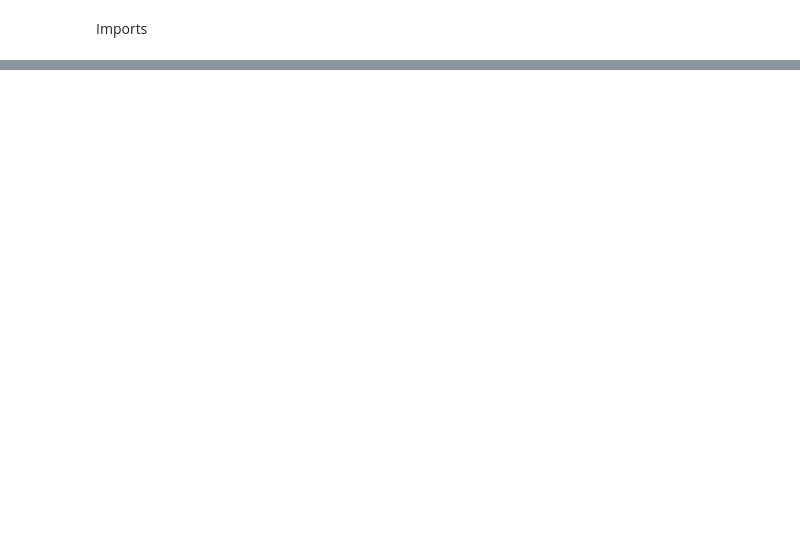
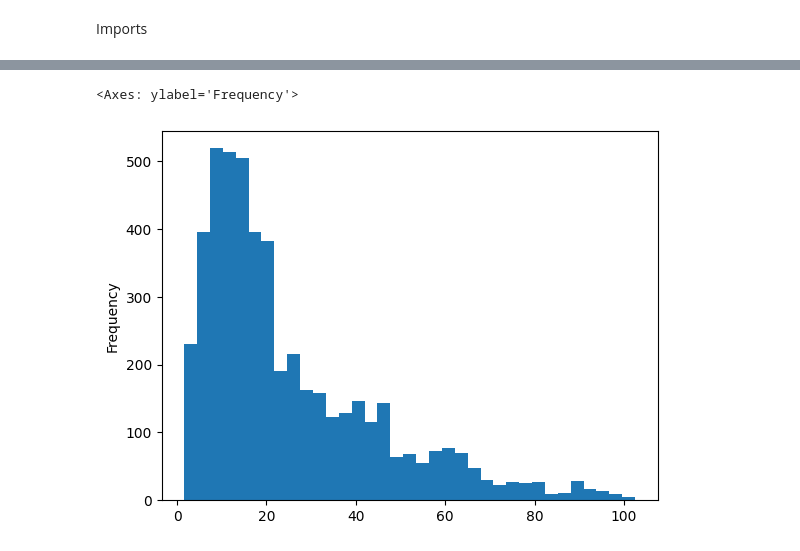
Before and after one commit to marqsleal/machine-learning-1, a Jupyter notebook: src/notebooks/features_exploration.ipynb, the cells around one changed output, grey strips where cells are left out. Drawn from its saved outputs; the diff is of its cells as text; code cells hidden in the pictures; blank space fills up the shorter version.

```diff
--- a/src/notebooks/features_exploration.ipynb
+++ b/src/notebooks/features_exploration.ipynb
@@ -5,5 +6,5 @@ import pandas as pd
 # %%
-df = pd.read_csv('../../data/external/bankloan_cleaned.csv')
+df = pd.read_csv('../../data/feature_store/new_features.csv')
 # %%
 df.info()
 # %% [output]
@@ -35,0 +32,36 @@ memory usage: 507.9 KB
+# %%
+#  Renda per capita por membro da familia (média)
+'''
+pode ajudar a entender a capacidade de pagamento
+de despesas per capita.
+'''
+
+df['income_per_family_member'] = df['income'] / (df['family'] + 1)
+
+# Despesas com cartão de crédito em relação a renda
+
+'''
+captura o quanto o individuo gasta com cartão de crédito em relação
+ao total de sua renda. Pode ser uma indicação de risco caso essa
+taxa seja alta.
+'''
+
+df['cc_to_income_ratio'] = df['cc_avg'] / df['income']
+
+# Indice de comprometimento de renda com dividas
+
+'''
+fornece uma ideia da relação entre a dívida e a renda total
+para medir a capacidade de tomar um novo crédito.
+'''
+
+df['debt_to_income_ratio'] = (df['cc_avg'] + df['mortgage']) / df['income']
+
+
+# Nível de maturidade financeira
+
+'''
+
+'''
+
+df['financial_maturity_index'] = (df['income'] / df['cc_avg'])
@@ -35,0 +88,5 @@ memory usage: 507.9 KB
+# %%
+df['income_per_family_member'].plot(kind='hist', bins=35)
+# %% [output]
+<Axes: ylabel='Frequency'>
+[figure, added]
```
Also changed, not shown: parts of 14 cells of this notebook, 4 other files.
